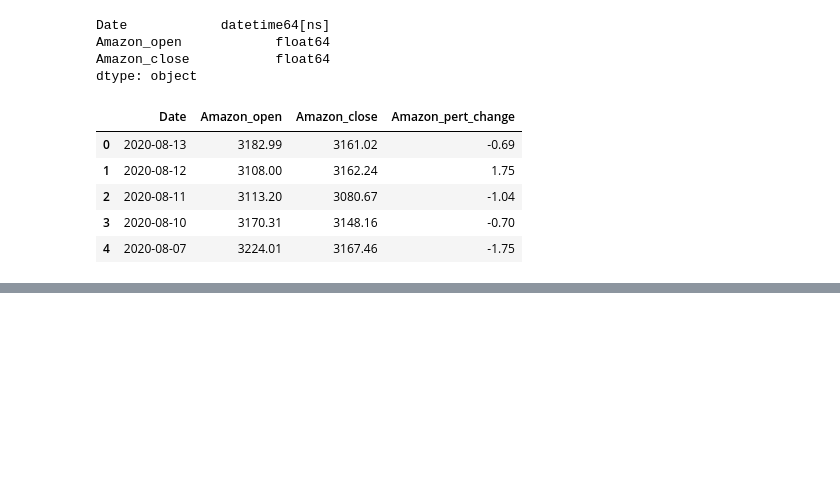
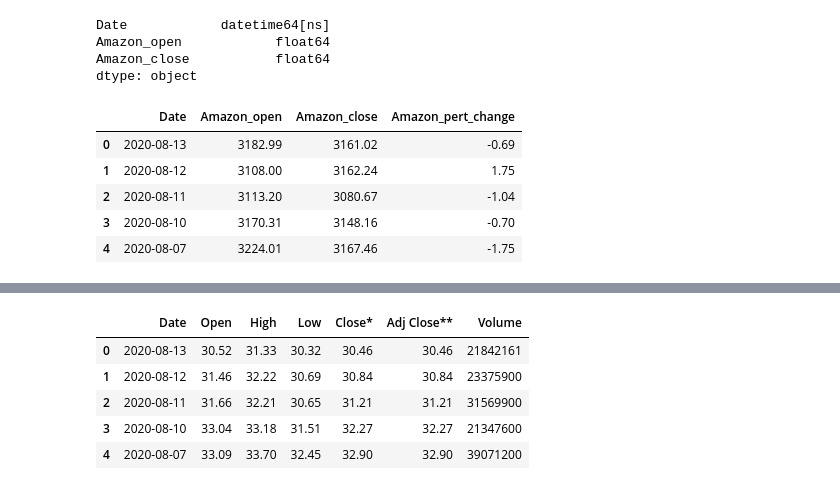
Before and after one commit to angelasivirich/Finance-Yahoo-ETL, a Jupyter notebook: Finance_Yahoo.ipynb, the cells around one changed output, grey strips where cells are left out. Drawn from its saved outputs; the diff is of its cells as text; code cells hidden in the pictures; blank space fills up the shorter version.

Commit message:
Combined Stock DataFrame

```diff
--- a/Finance_Yahoo.ipynb
+++ b/Finance_Yahoo.ipynb
@@ -354,0 +406,16 @@ Amazon_df.head()
+# %%
+
+uber= stock_dataframes("UBER")
+
+jan_uber_df = uber[0][0]
+feb_uber_df = uber[1][0]
+mar_uber_df = uber[2][0]
+apr_uber_df = uber[3][0]
+may_uber_df = uber[4][0]
+jun_uber_df = uber[5][0]
+jul_uber_df = uber[6][0]
+aug_uber_df = uber[7][0]
+# %%
+uber_df = [aug_uber_df, jul_uber_df, jun_uber_df, may_uber_df, apr_uber_df, mar_uber_df, feb_uber_df, jan_uber_df]
+uber_df = pd.concat(uber_df)
+uber_df
@@ -354,0 +436,15 @@ Amazon_df.head()
+# %%
+uber_df['Date']=pd.to_datetime(uber_df['Date'], errors='coerce').copy()
+
+uber_df.reset_index(inplace=True)
+uber_df.drop(columns='index', inplace=True)
+uber_df=uber_df[uber_df.Open!='*Close price adjusted for splits.**Adjusted close price adjusted for both dividends and splits.']
+uber_df=uber_df[uber_df.Open!='0.315 Dividend']
+uber_df.head()
+# %% [output]
+|  | Date | Open | High | Low | Close* | Adj Close** | Volume |
+| 0 | 2020-08-13 | 30.52 | 31.33 | 30.32 | 30.46 | 30.46 | 21842161 |
+| 1 | 2020-08-12 | 31.46 | 32.22 | 30.69 | 30.84 | 30.84 | 23375900 |
+| 2 | 2020-08-11 | 31.66 | 32.21 | 30.65 | 31.21 | 31.21 | 31569900 |
+| 3 | 2020-08-10 | 33.04 | 33.18 | 31.51 | 32.27 | 32.27 | 21347600 |
+| 4 | 2020-08-07 | 33.09 | 33.70 | 32.45 | 32.90 | 32.90 | 39071200 |
```
Also changed, not shown: parts of 12 cells of this notebook.
